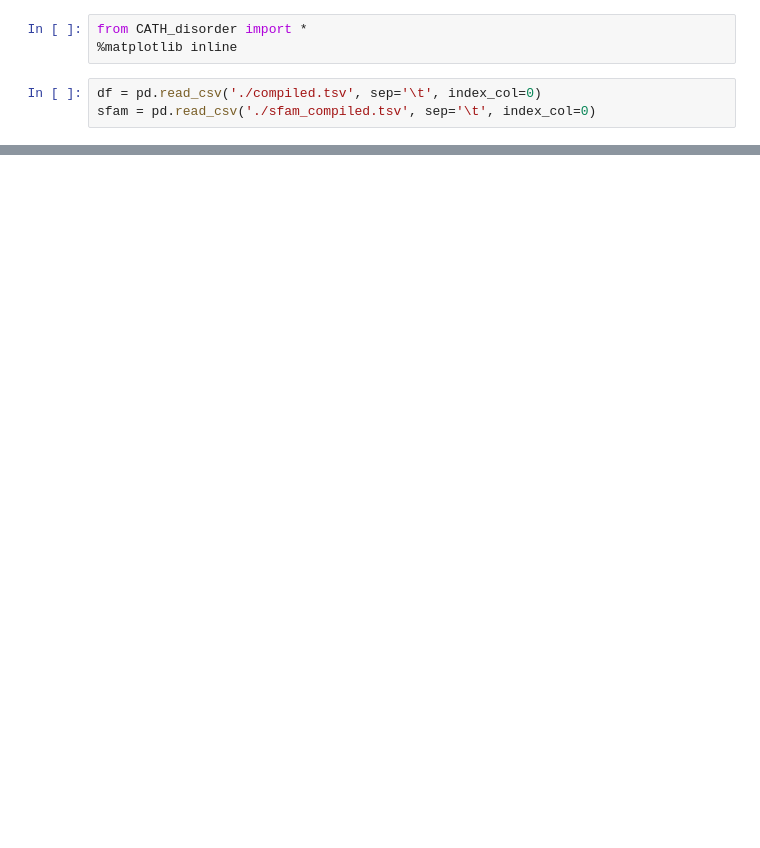
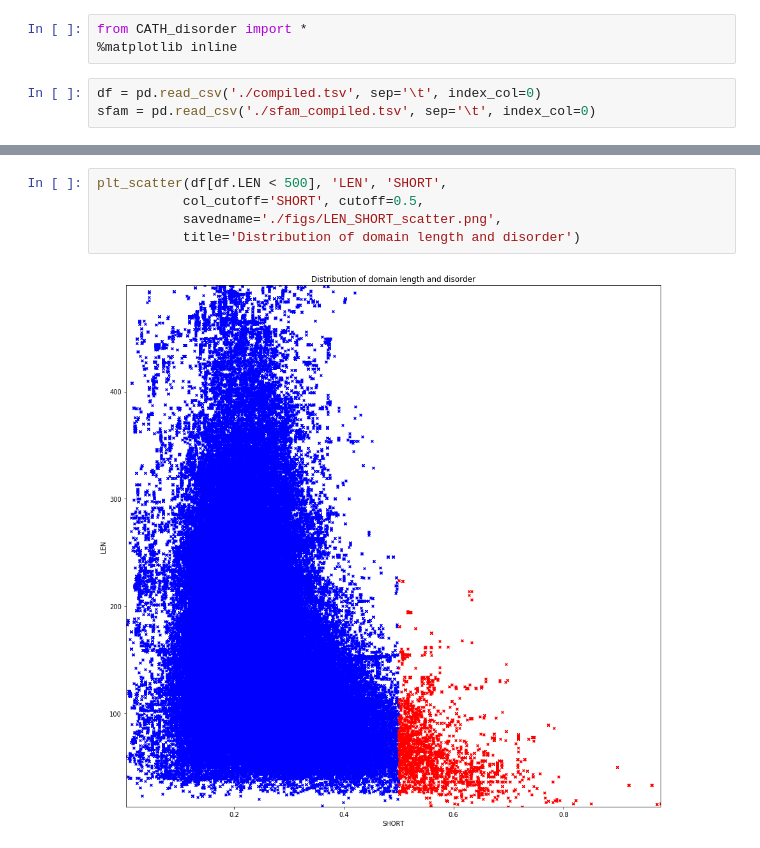
Before and after one commit to CATH-summer-2018/disorder, a Jupyter notebook: main.ipynb, the cells around one changed output, grey strips where cells are left out. Saved outputs shown, nothing was run; the diff lists cells and outputs as text; blank space fills up the shorter version.

Commit message:
working on lengths

```diff
--- a/main.ipynb
+++ b/main.ipynb
@@ -14 +27,8 @@ plot_distr(df.SHORT, df.LONG,
+# %%
+plt_scatter(df[df.LEN < 500], 'LEN', 'SHORT',
+           col_cutoff='SHORT', cutoff=0.5,
+           savedname='./figs/LEN_SHORT_scatter.png',
+           title='Distribution of domain length and disorder')
+# %% [output]
+[figure, added]
 # %%
```
Also changed, not shown: parts of 6 cells of this notebook, 6 other files.
